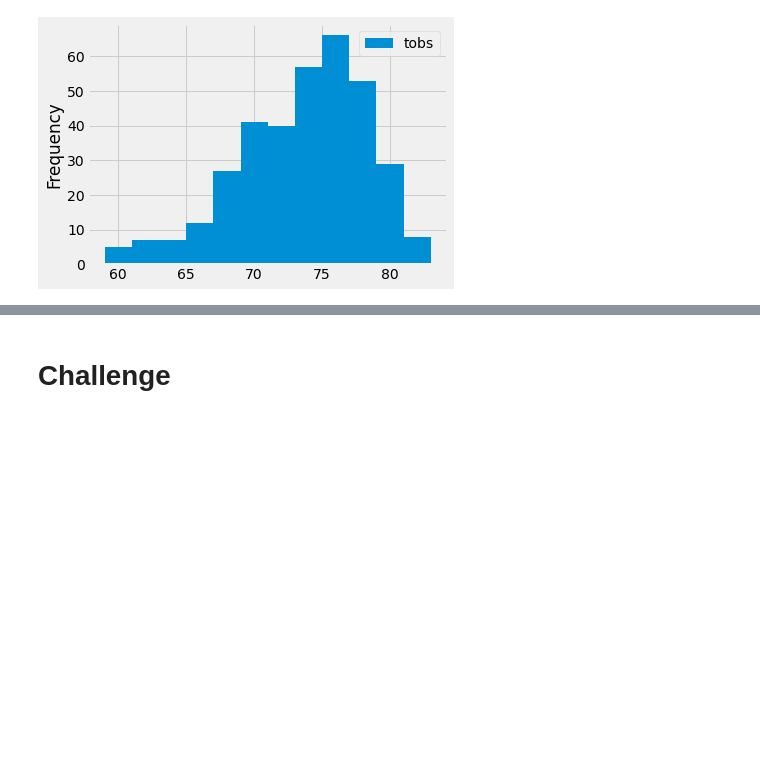
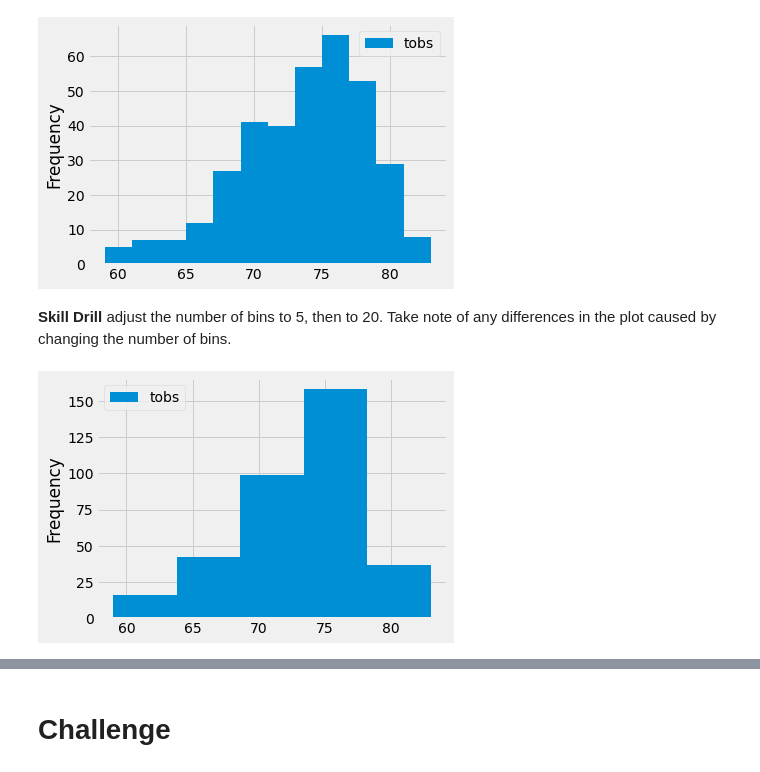
Before and after one commit to pablomilanese/surfs_up, a Jupyter notebook: climate_analysis.ipynb, the cells around one changed output, grey strips where cells are left out. Saved outputs shown, nothing was run; the diff lists cells and outputs as text; code cells hidden in the pictures; blank space fills up the shorter version.

```diff
--- a/climate_analysis.ipynb
+++ b/climate_analysis.ipynb
@@ -333,3 +333,10 @@ df.plot.hist(bins=12)
 plt.tight_layout()
 # %% [output]
 [figure]
+# %% [markdown]
+**Skill Drill** adjust the number of bins to 5, then to 20. Take note of any differences in the plot caused by changing the number of bins.
+# %%
+df.plot.hist(bins=5)
+plt.tight_layout()
+# %% [output]
+[figure, added]
```
Also changed, not shown: parts of 7 cells of this notebook, 1 other file.
